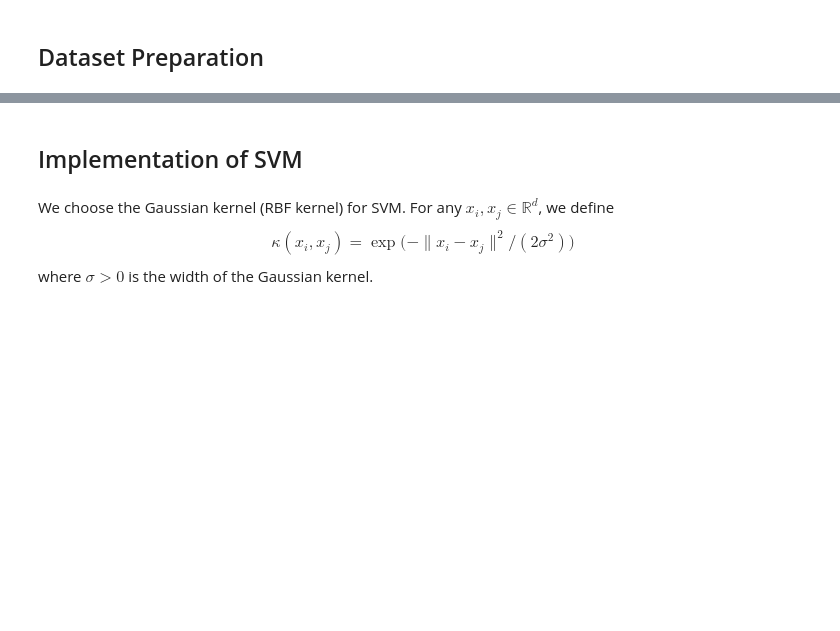
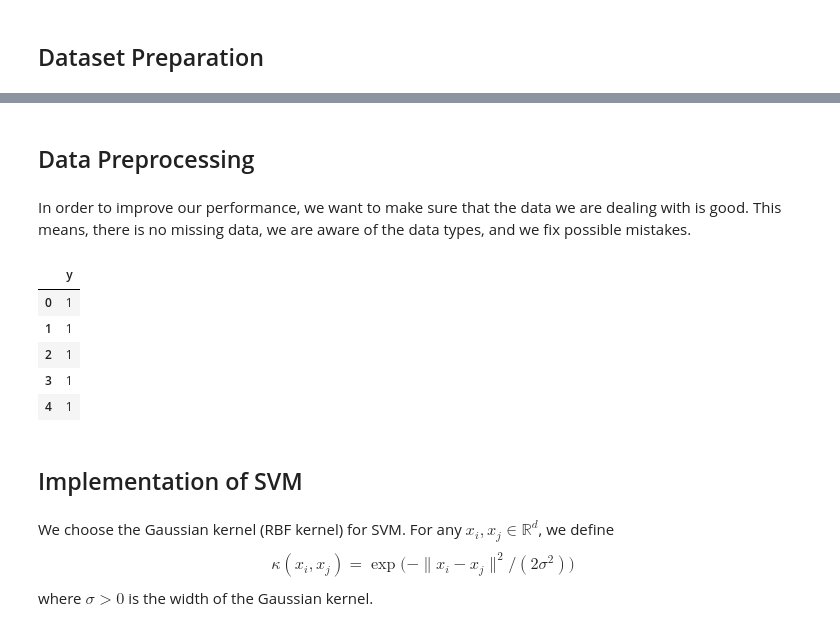
Before and after one commit to Giusseppe-97/Uncertainty_Quantification, a Jupyter notebook: code/code_classification/Messidor/support_vector_machine_messidor.ipynb, the cells around one changed output, grey strips where cells are left out. Saved outputs shown, nothing was run; the diff lists cells and outputs as text; code cells hidden in the pictures; blank space fills up the shorter version.

```diff
--- a/code/code_classification/Messidor/support_vector_machine_messidor.ipynb
+++ b/code/code_classification/Messidor/support_vector_machine_messidor.ipynb
@@ -13,3 +77,43 @@ np.random.seed(102)
+# %% [markdown]
+## Data Preprocessing
+# %% [markdown]
+In order to improve our performance, we want to make sure that the data we are dealing with is good. This means, there is no missing data, we are aware of the data types, and we fix possible mistakes.
+# %%
+x, y = main()
+# dfx = np.array(dfx, dtype=np.float32)
+# dfy = np.array(dfy, dtype=np.int64)
+dfx = pd.DataFrame(x)
+dfy = pd.DataFrame(y)
+# %%
+# dfx.dtypes
+dfx.rename({0 : 'col_0',
+            1 : 'col_1',
+            2 : 'col_2',
+            3 : 'col_3',
+            4 : 'col_4',
+            5 : 'col_5',
+            6 : 'col_6',
+            7 : 'col_7',
+            8 : 'col_8',
+            9 : 'col_9',
+            10: 'col_10',
+            11: 'col_11',
+            12: 'col_12',
+            13: 'col_13',
+            14: 'col_14',
+            15: 'col_15',
+            16: 'col_16',
+            17: 'col_17',
+            18: 'col_18'}, axis='columns', inplace=True)
+dfy.rename({0:'y'}, axis='columns', inplace=True)
+dfy.head()
+# %% [output]
+|  | y |
+| 0 | 1 |
+| 1 | 1 |
+| 2 | 1 |
+| 3 | 1 |
+| 4 | 1 |
 # %% [markdown]
 ## Implementation of SVM
 # %% [markdown]
```
Also changed, not shown: parts of 21 cells of this notebook.
